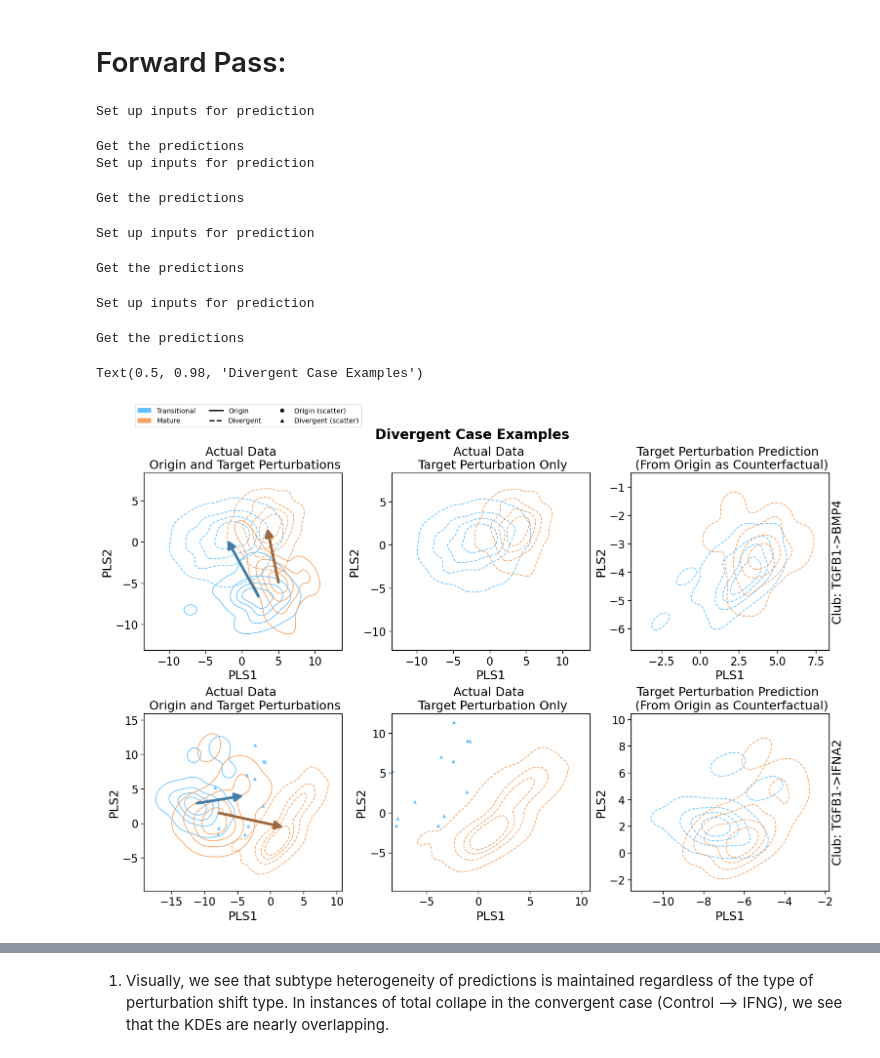
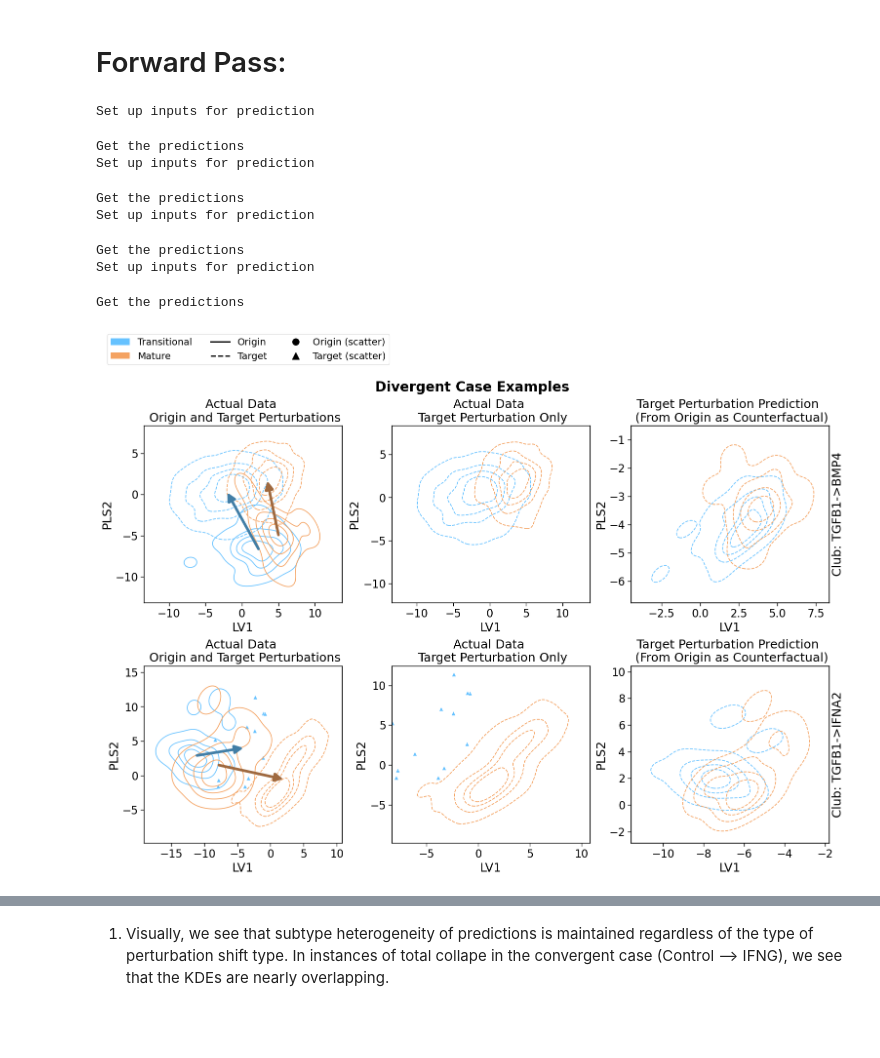
Before and after one commit to hmbaghdassarian/scLEMBAS, a Jupyter notebook: notebooks/McCauley_2024/07_mechanistic_analyses/subtype_responses/03_visualize_predictions.ipynb, the cells around one changed output, grey strips where cells are left out. Drawn from its saved outputs; the diff is of its cells as text; code cells hidden in the pictures; blank space fills up the shorter version.

Commit message:
continue finalizing figures

```diff
--- a/notebooks/McCauley_2024/07_mechanistic_analyses/subtype_responses/03_visualize_predictions.ipynb
+++ b/notebooks/McCauley_2024/07_mechanistic_analyses/subtype_responses/03_visualize_predictions.ipynb
@@ -445,20 +453,22 @@ def plot_panel(viz_df, ax, cond_, n_scatter, origin_pert, display_vectors=False)
         Patch(facecolor=subtype_palette['Transitional'], label='Transitional'),
         Patch(facecolor=subtype_palette['Mature'], label='Mature'),
         Line2D([0], [0], color='black', lw=2, linestyle='solid', label='Origin'),
-        Line2D([0], [0], color='black', lw=2, linestyle='dashed', label='Divergent'),
+        Line2D([0], [0], color='black', lw=2, linestyle='dashed', label='Target'),
         Line2D([0], [0], marker='o', linestyle='', color='black', label='Origin (scatter)'),
-        Line2D([0], [0], marker='^', linestyle='', color='black', label='Divergent (scatter)')
+        Line2D([0], [0], marker='^', linestyle='', color='black', label='Target (scatter)')
     ]
 
     ax.legend(handles=legend_handles, title='Subtype / Condition', ncol=3)
     ax.set_title(': '.join(cond_.split('^')))
+    ax.set_xlabel('LV1')
+    ax.set_label('LV2')
 # %%
 sns.set_context(
     "paper",
     rc={
         "axes.labelsize": 18,
         "axes.titlesize": 18,
-        "legend.fontsize": 10,
+        "legend.fontsize": 14,
         "xtick.labelsize": 16,
         "ytick.labelsize": 16,
     }
@@ -532,38 +542,40 @@ for (i,cond_label) in enumerate(divergent_conds):
 
     ax_right = ax[i, j].twinx()
     ax_right.set_ylabel(cond_label.replace('^', ': '))
     ax_right.set_yticks([])
 
 # add figure-level legend
 for i in range(nrows):
     for j in range(ncols):
         if (i,j) == (0,0):
             legend = ax[i,j].get_legend()
             handles = legend.legend_handles
             labels = [t.get_text() for t in legend.texts]
 
         ax[i,j].legend_.remove()
 
 fig.legend(
     handles = handles,
     labels = labels,
     loc = 'upper center',
     ncol = 3,
     title = '',
-    bbox_to_anchor = (0.2, 1.05)
+    markerscale = 2,
+    bbox_to_anchor = (0.2, 1.1)
 )
 fig.suptitle('Divergent Case Examples', fontsize = 20, fontweight = 'bold')
+fig.savefig(os.path.join(data_path, 'figures', '{}_divergent_pls_visual.svg'.format(author)),
+                format='svg', bbox_inches="tight", transparent=True)
 # %% [output]
 Set up inputs for prediction
 Get the predictions
 Set up inputs for prediction
 Get the predictions
+Set up inputs for prediction
+Get the predictions
 Set up inputs for prediction
 Get the predictions
-Set up inputs for prediction
-Get the predictions
-Text(0.5, 0.98, 'Divergent Case Examples')
-[figure, old version]
+[figure, new version]
 # %%
 include_origin_actual = False
 # convergent_conds = [
```
Also changed, not shown: parts of 4 cells of this notebook, 10 other files.
